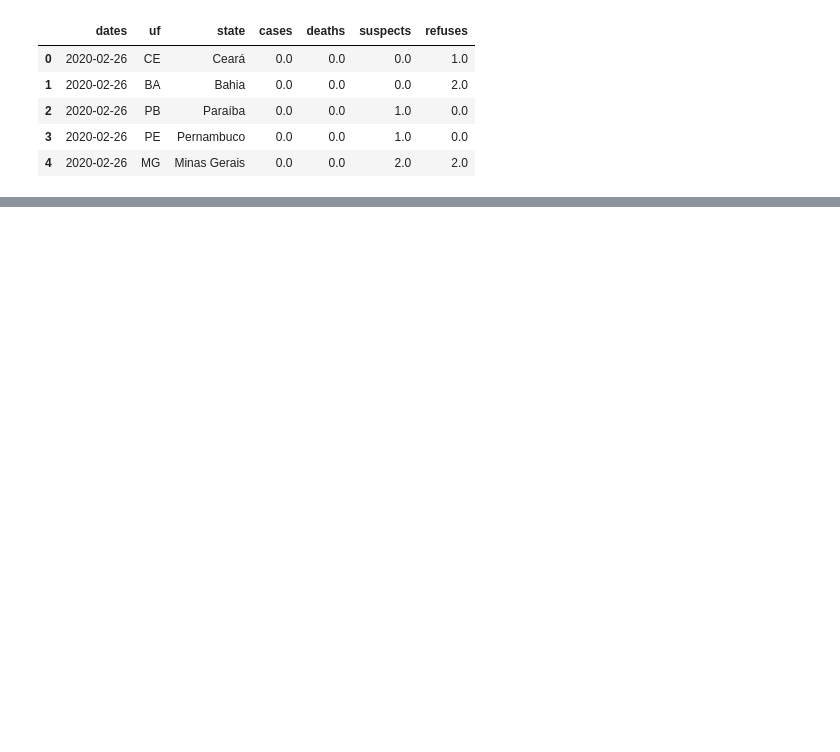
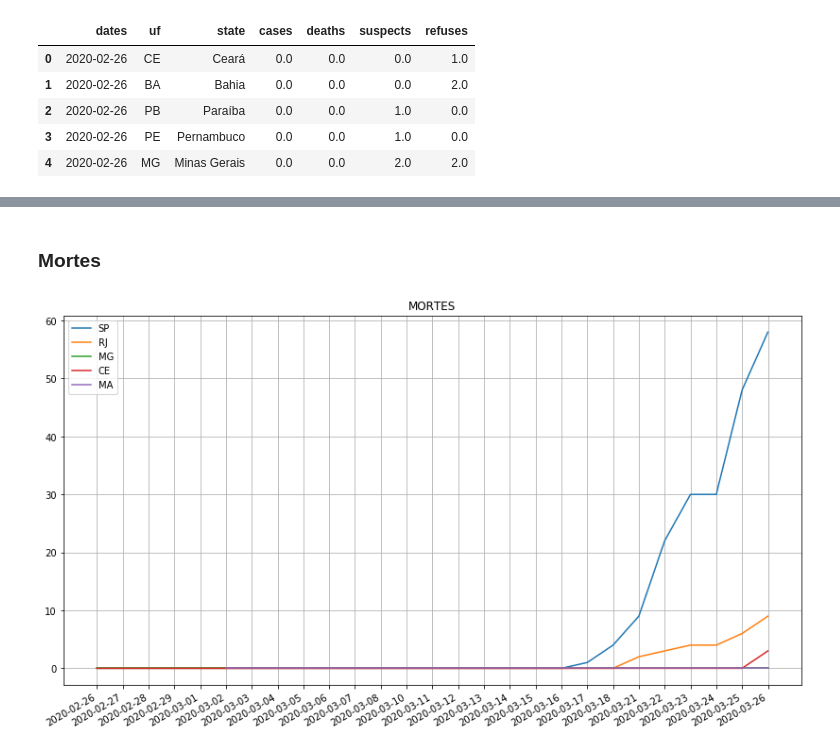
Before and after one commit to davicn/covid19_predict, a Jupyter notebook: notebooks/primeiras_estimativas.ipynb, the cells around one changed output, grey strips where cells are left out. Cells and saved outputs as stored; diff of their text form; code cells hidden in the pictures; blank space fills up the shorter version.

```diff
--- a/notebooks/primeiras_estimativas.ipynb
+++ b/notebooks/primeiras_estimativas.ipynb
@@ -40,0 +66,13 @@ sp
+# %% [markdown]
+### Mortes
+# %%
+fig = plt.figure(figsize=(14,8))
+
+for (i,j) in zip(d,uf):
+    plt.plot('dates', 'deaths', data=i,label=j)
+plt.grid()
+plt.title('MORTES')
+plt.legend()
+fig.autofmt_xdate()
+# %% [output]
+[figure, added]
```
Also changed, not shown: parts of 18 cells of this notebook, 1 other file.
